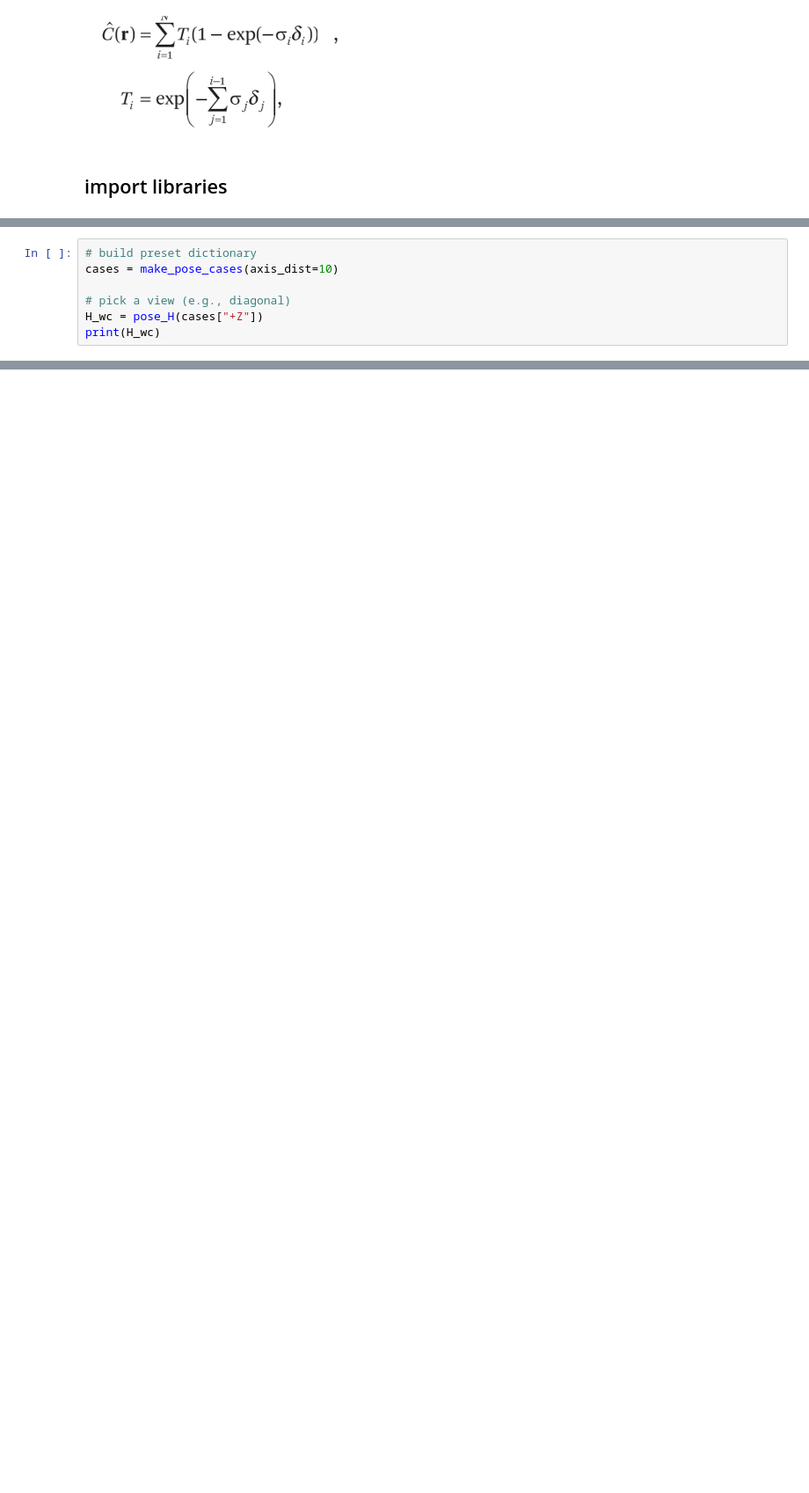
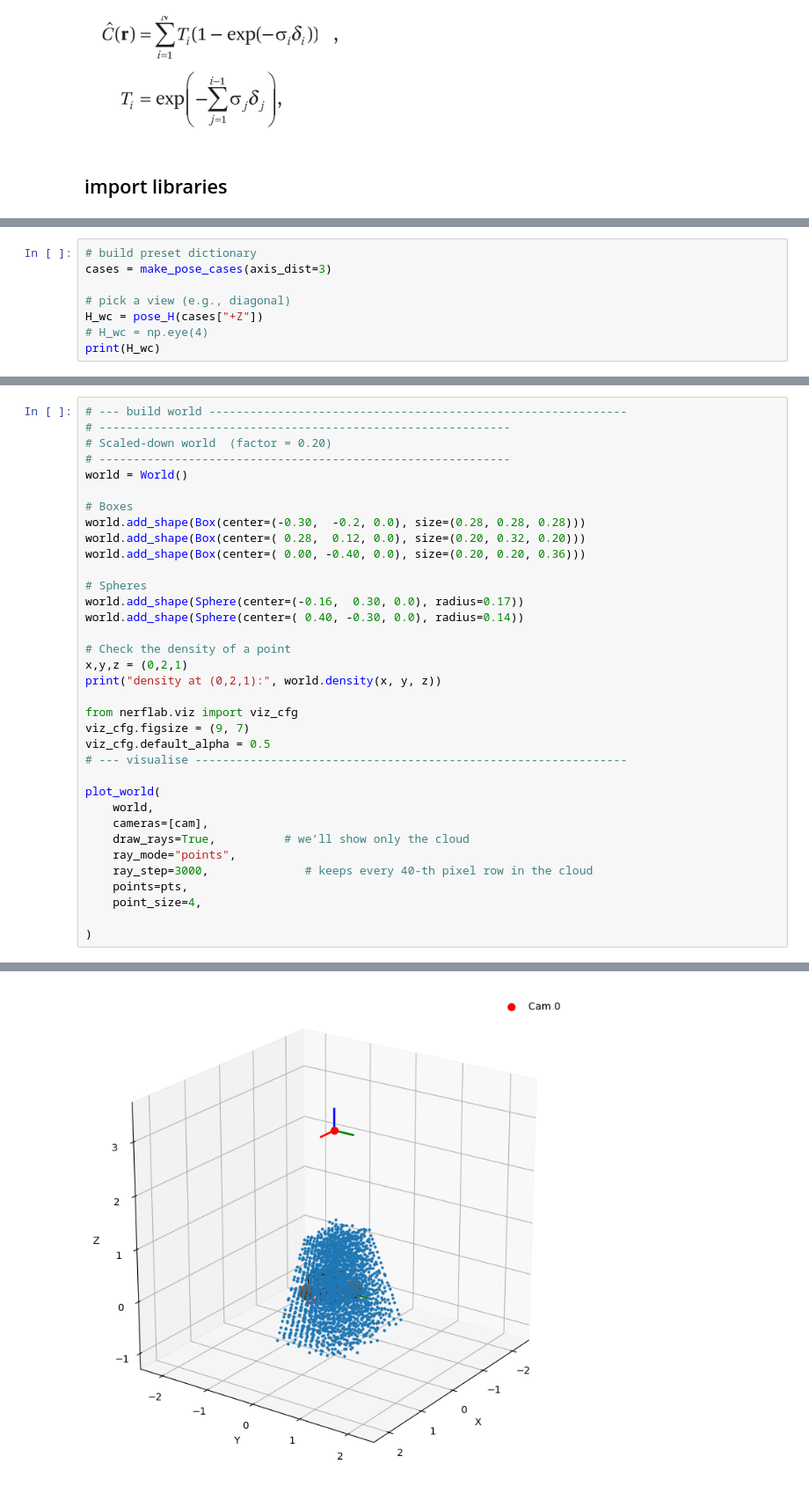
Before and after one commit to WikiGenius/nerf-lab, a Jupyter notebook: examples/demo_equations_neglict_color.ipynb, the cells around one changed output, grey strips where cells are left out. Shown at 88% size. Cells and saved outputs as stored; diff of their text form; blank space fills up the shorter version.

```diff
--- a/examples/demo_equations_neglict_color.ipynb
+++ b/examples/demo_equations_neglict_color.ipynb
@@ -16,10 +19,11 @@ from nerflab import (
 )
 # %%
 # build preset dictionary
-cases = make_pose_cases(axis_dist=10)
+cases = make_pose_cases(axis_dist=3)
 
 # pick a view (e.g., diagonal)
 H_wc = pose_H(cases["+Z"])
+# H_wc = np.eye(4)
 print(H_wc)
 # %% [output]
 [[ 1.  0. -0.  0.]
@@ -46,2 +47,38 @@ _, theta, phi = cartesian_to_spherical(pts)
 # %% [output]
 points shape: (307200, 20, 3)
+# %%
+# --- build world -------------------------------------------------------------
+# ------------------------------------------------------------
+# Scaled‑down world  (factor = 0.20)
+# ------------------------------------------------------------
+world = World()
+
+# Boxes
+world.add_shape(Box(center=(-0.30,  -0.2, 0.0), size=(0.28, 0.28, 0.28)))
+world.add_shape(Box(center=( 0.28,  0.12, 0.0), size=(0.20, 0.32, 0.20)))
+world.add_shape(Box(center=( 0.00, -0.40, 0.0), size=(0.20, 0.20, 0.36)))
+
+# Spheres
+world.add_shape(Sphere(center=(-0.16,  0.30, 0.0), radius=0.17))
+world.add_shape(Sphere(center=( 0.40, -0.30, 0.0), radius=0.14))
+
+# Check the density of a point
+x,y,z = (0,2,1)
+print("density at (0,2,1):", world.density(x, y, z))
+
+from nerflab.viz import viz_cfg
+viz_cfg.figsize = (9, 7)
+viz_cfg.default_alpha = 0.5
+# --- visualise ---------------------------------------------------------------
+
+plot_world(
+    world,
+    cameras=[cam],
+    draw_rays=True,          # we’ll show only the cloud
+    ray_mode="points",
+    ray_step=3000,              # keeps every 40‑th pixel row in the cloud
+    points=pts,
+    point_size=4,
+
+)
+# %% [output]
@@ -47,0 +86 @@ points shape: (307200, 20, 3)
+[figure, added]
```
Also changed, not shown: parts of 15 cells of this notebook, 1 other file.
